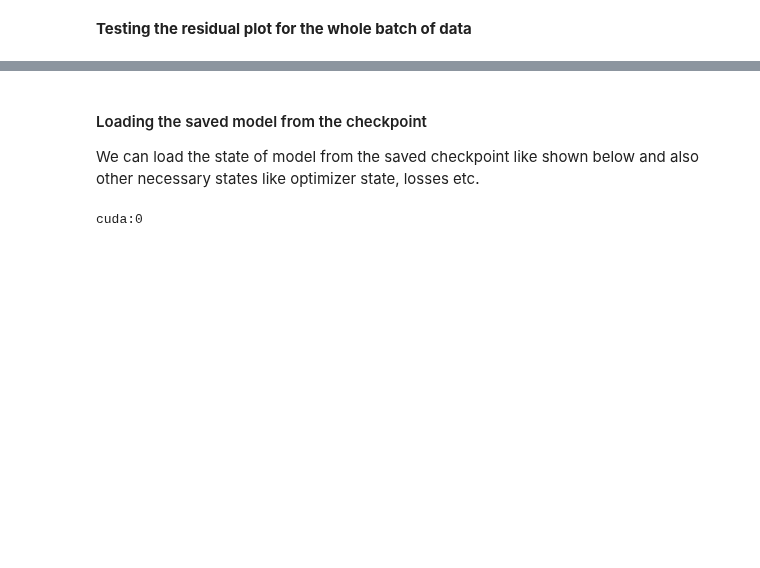
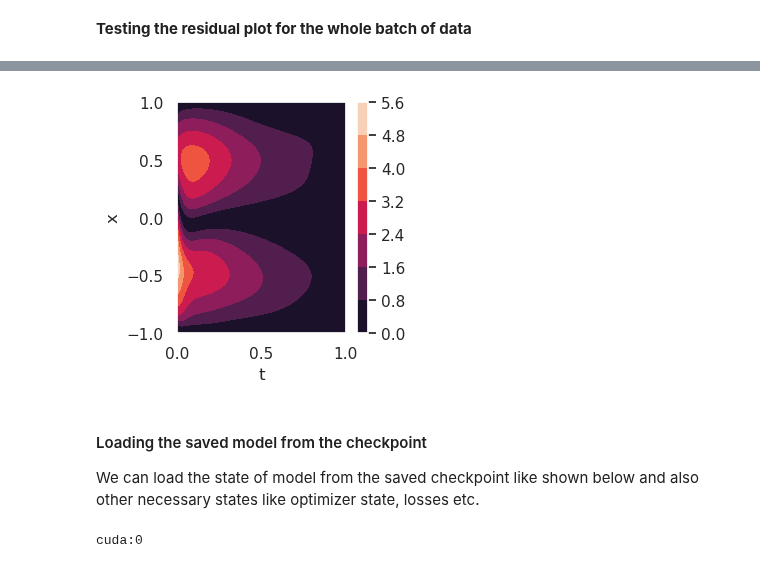
Before and after one commit to csml-beach/deep-bayesian-operator-nets, a Jupyter notebook: notebooks/bayes_pinn_PDE_posterior_samples.ipynb, the cells around one changed output, grey strips where cells are left out. Drawn from its saved outputs; the diff is of its cells as text; code cells hidden in the pictures; blank space fills up the shorter version.

```diff
--- a/notebooks/bayes_pinn_PDE_posterior_samples.ipynb
+++ b/notebooks/bayes_pinn_PDE_posterior_samples.ipynb
@@ -714,3 +659,8 @@ mean: tensor([4.3448, 4.4835], device='cuda:0', grad_fn=<MeanBackward1>)
+# %%
+typ = "mode2"
+plot_posterior_residuals(net, device=net.device, num_samples=100, noise=0.0, typ=typ)
+# %% [output]
+[figure, added]
 # %%
 x = torch.linspace(-1, 1, 100).reshape(-1, 1)
 t = torch.linspace(0, 1, 100).reshape(-1, 1)
```
Also changed, not shown: parts of 14 cells of this notebook.
